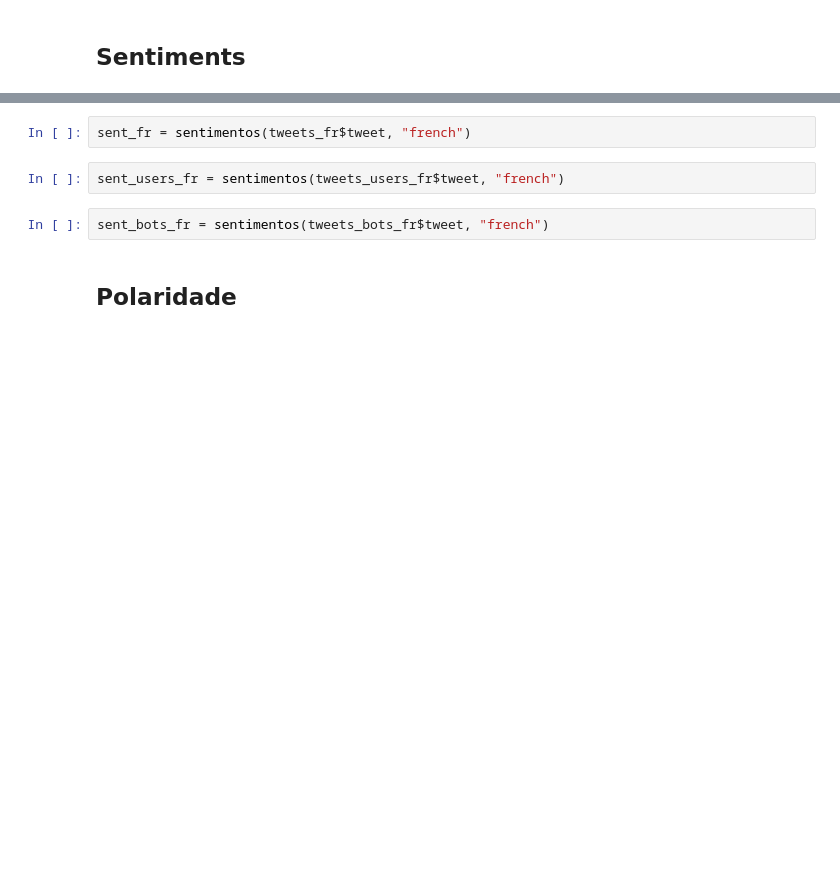
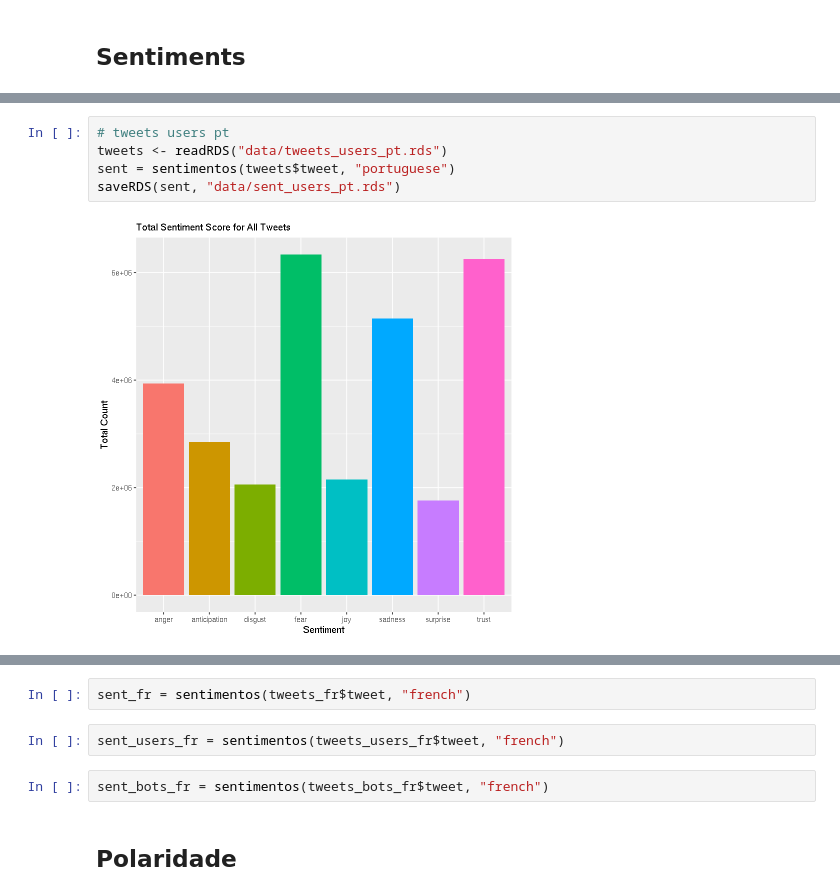
Before and after one commit to mtarcinalli/twitter-covid, a Jupyter notebook: 04_analise_tweets_R.ipynb, the cells around one changed output, grey strips where cells are left out. Drawn from its saved outputs; the diff is of its cells as text; blank space fills up the shorter version.

```diff
--- a/04_analise_tweets_R.ipynb
+++ b/04_analise_tweets_R.ipynb
@@ -182,0 +122,7 @@ sent_bots_pt = sentimentos(tweets_bots_pt$tweet, "portuguese")
+# %%
+# tweets users pt
+tweets <- readRDS("data/tweets_users_pt.rds")
+sent = sentimentos(tweets$tweet, "portuguese")
+saveRDS(sent, "data/sent_users_pt.rds")
+# %% [output]
+[figure, added]
```
Also changed, not shown: parts of 17 cells of this notebook, 1 other file.
